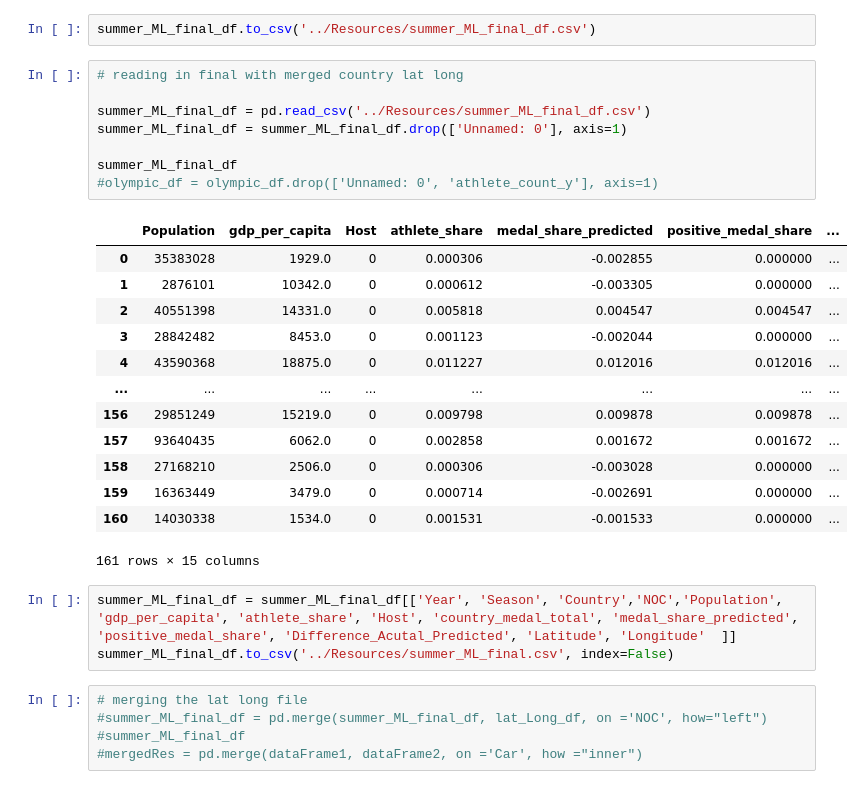
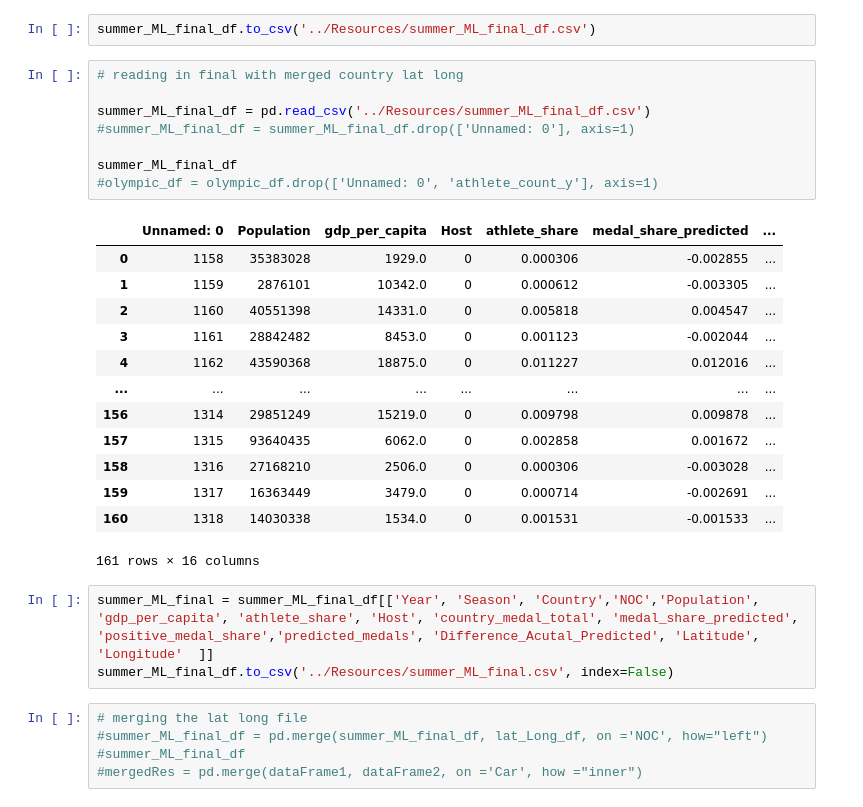
Before and after one commit to olympics2022/olympic_medal_analysis, a Jupyter notebook: Analysis/summer_ML_analysis.ipynb, the cells around one changed output. Cells and saved outputs as stored; diff of their text form.

Commit message:
Merging final ML Summer DF

```diff
--- a/Analysis/summer_ML_analysis.ipynb
+++ b/Analysis/summer_ML_analysis.ipynb
@@ -257,27 +257,27 @@ summer_ML_final_df.to_csv('../Resources/summer_ML_final_df.csv')
 # %%
 # reading in final with merged country lat long
 
 summer_ML_final_df = pd.read_csv('../Resources/summer_ML_final_df.csv')
-summer_ML_final_df = summer_ML_final_df.drop(['Unnamed: 0'], axis=1)
+#summer_ML_final_df = summer_ML_final_df.drop(['Unnamed: 0'], axis=1)
 
 summer_ML_final_df
 #olympic_df = olympic_df.drop(['Unnamed: 0', 'athlete_count_y'], axis=1)
 # %% [output]
-|  | Population | gdp_per_capita | Host | athlete_share | medal_share_predicted | positive_medal_share | ... |
-| 0 | 35383028 | 1929.0 | 0 | 0.000306 | -0.002855 | 0.000000 | ... |
-| 1 | 2876101 | 10342.0 | 0 | 0.000612 | -0.003305 | 0.000000 | ... |
-| 2 | 40551398 | 14331.0 | 0 | 0.005818 | 0.004547 | 0.004547 | ... |
-| 3 | 28842482 | 8453.0 | 0 | 0.001123 | -0.002044 | 0.000000 | ... |
-| 4 | 43590368 | 18875.0 | 0 | 0.011227 | 0.012016 | 0.012016 | ... |
+|  | Unnamed: 0 | Population | gdp_per_capita | Host | athlete_share | medal_share_predicted | ... |
+| 0 | 1158 | 35383028 | 1929.0 | 0 | 0.000306 | -0.002855 | ... |
+| 1 | 1159 | 2876101 | 10342.0 | 0 | 0.000612 | -0.003305 | ... |
+| 2 | 1160 | 40551398 | 14331.0 | 0 | 0.005818 | 0.004547 | ... |
+| 3 | 1161 | 28842482 | 8453.0 | 0 | 0.001123 | -0.002044 | ... |
+| 4 | 1162 | 43590368 | 18875.0 | 0 | 0.011227 | 0.012016 | ... |
 | ... | ... | ... | ... | ... | ... | ... | ... |
-| 156 | 29851249 | 15219.0 | 0 | 0.009798 | 0.009878 | 0.009878 | ... |
-| 157 | 93640435 | 6062.0 | 0 | 0.002858 | 0.001672 | 0.001672 | ... |
-| 158 | 27168210 | 2506.0 | 0 | 0.000306 | -0.003028 | 0.000000 | ... |
-| 159 | 16363449 | 3479.0 | 0 | 0.000714 | -0.002691 | 0.000000 | ... |
-| 160 | 14030338 | 1534.0 | 0 | 0.001531 | -0.001533 | 0.000000 | ... |
+| 156 | 1314 | 29851249 | 15219.0 | 0 | 0.009798 | 0.009878 | ... |
+| 157 | 1315 | 93640435 | 6062.0 | 0 | 0.002858 | 0.001672 | ... |
+| 158 | 1316 | 27168210 | 2506.0 | 0 | 0.000306 | -0.003028 | ... |
+| 159 | 1317 | 16363449 | 3479.0 | 0 | 0.000714 | -0.002691 | ... |
+| 160 | 1318 | 14030338 | 1534.0 | 0 | 0.001531 | -0.001533 | ... |
-161 rows × 15 columns
+161 rows × 16 columns
 # %%
-summer_ML_final_df = summer_ML_final_df[['Year', 'Season', 'Country','NOC','Population', 'gdp_per_capita', 'athlete_share', 'Host', 'country_medal_total', 'medal_share_predicted', 'positive_medal_share', 'Difference_Acutal_Predicted', 'Latitude', 'Longitude'  ]]
+summer_ML_final = summer_ML_final_df[['Year', 'Season', 'Country','NOC','Population', 'gdp_per_capita', 'athlete_share', 'Host', 'country_medal_total', 'medal_share_predicted', 'positive_medal_share','predicted_medals', 'Difference_Acutal_Predicted', 'Latitude', 'Longitude'  ]]
 summer_ML_final_df.to_csv('../Resources/summer_ML_final.csv', index=False)
 # %%
 # merging the lat long file
```
Also changed, not shown: 1 other file.
